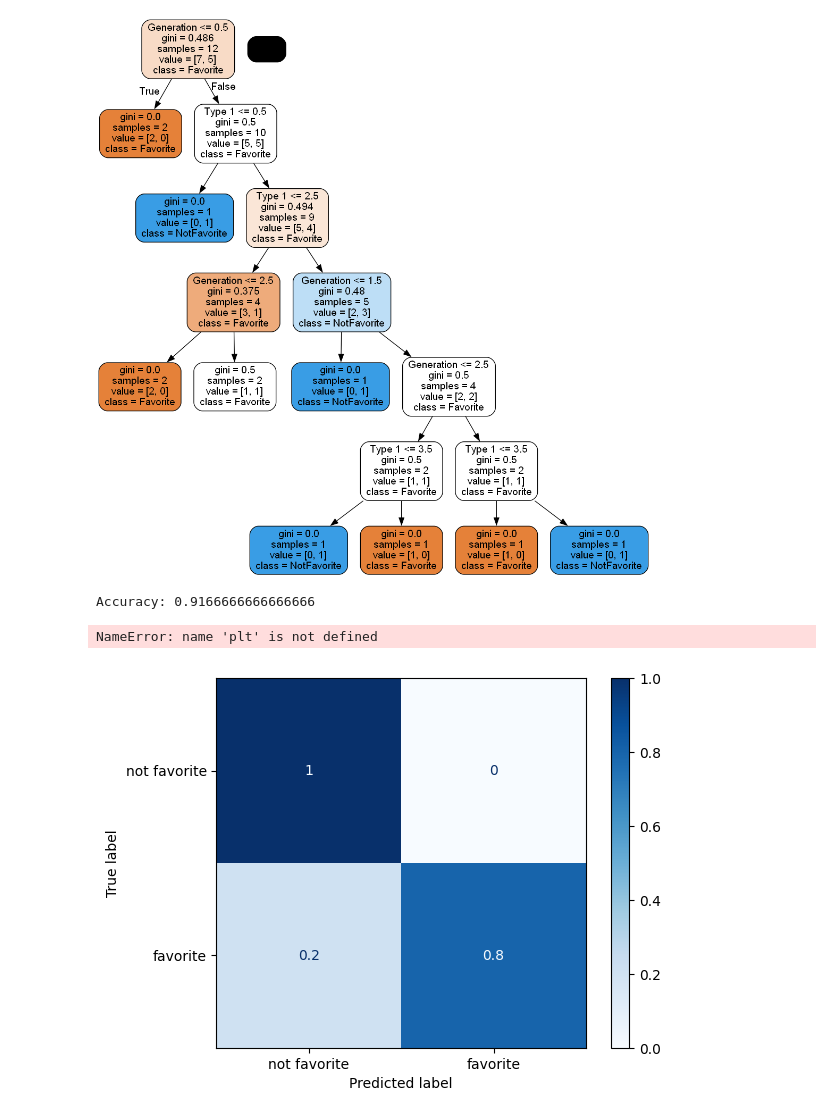
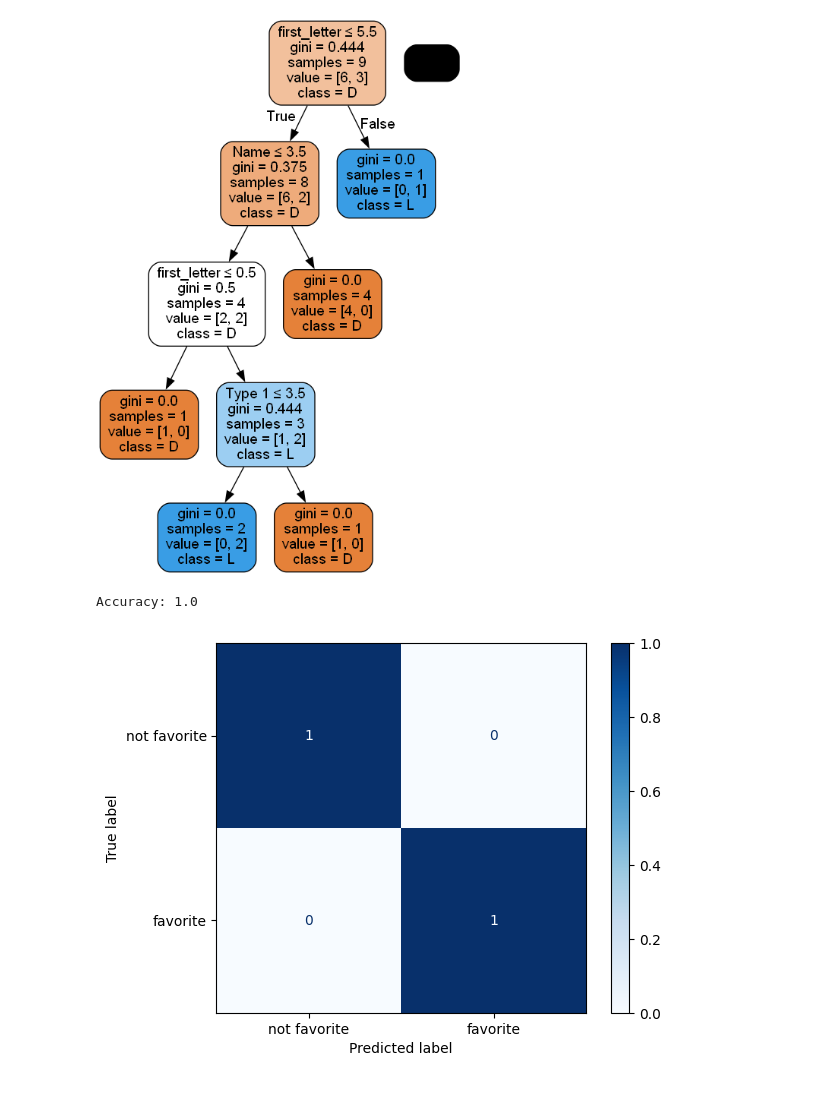
Before and after one commit to TheoTime01/Project_DataMining, a Jupyter notebook: train.ipynb, the cells around one changed output. Drawn from its saved outputs; the diff is of its cells as text; code cells hidden in the pictures.

```diff
--- a/train.ipynb
+++ b/train.ipynb
@@ -24,39 +25,44 @@ le3 = LabelEncoder()
 le4 = LabelEncoder()
 le5 = LabelEncoder()
 le6 = LabelEncoder()
+le7 = LabelEncoder()
+le8 = LabelEncoder()
 # %%
 # creating dataframes
-for i in range(0, len(user)):
+for i in user:
     data = user[str(i)]["data"]
     result = user[str(i)]["result"]
-    dataframe = pd.DataFrame(data, columns=["Type 1", "Type 2", "Generation", "color", "legendary"])
+    dataframe = pd.DataFrame(data, columns=["Name","Type 1", "Type 2", "Generation","legendary", "color","first_letter"])
     resultframe = pd.DataFrame(result, columns=["favorite"])
 
     # generating numerical labels
-    dataframe["Type 1"] = le1.fit_transform(dataframe["Type 1"])
-    dataframe["Type 2"] = le2.fit_transform(dataframe["Type 2"])
-    dataframe["color"] = le3.fit_transform(dataframe["color"])
+    dataframe["Name"] = le1.fit_transform(dataframe["Name"])
+    dataframe["Type 1"] = le2.fit_transform(dataframe["Type 1"])
+    dataframe["Type 2"] = le3.fit_transform(dataframe["Type 2"])
     dataframe["Generation"] = le4.fit_transform(dataframe["Generation"])
     dataframe["legendary"] = le5.fit_transform(dataframe["legendary"])
-    resultframe["favorite"] = le6.fit_transform(resultframe["favorite"])
+    dataframe["color"] = le6.fit_transform(dataframe["color"])
+    dataframe["first_letter"] = le7.fit_transform(dataframe["first_letter"])
+    resultframe["favorite"] = le8.fit_transform(resultframe["favorite"])
     # Use of decision tree classifiers
     dtc = dtc.fit(dataframe.values, resultframe)
 # %%
 dot_data = tree.export_graphviz(
     dtc,
     out_file=None,
     feature_names=dataframe.columns,
     filled=True,
     rounded=True,
-    class_names=le6.inverse_transform(resultframe.favorite.unique()),
+    class_names=le7.inverse_transform(resultframe.favorite.unique()),
+    special_characters=True,
 )
 graph = graphviz.Source(dot_data)
 
 pydot_graph = pydotplus.graph_from_dot_data(dot_data)
 img = Image(pydot_graph.create_png())
 display(img)
 # %% [output]
-[figure, old version]
+[figure, new version]
 # %%
 # Enregistrement du modèle dans un fichier
 with open('prediction_model.pkl', 'wb') as f:
@@ -64,7 +70,7 @@ with open('prediction_model.pkl', 'wb') as f:
 # %%
 print("Accuracy:",metrics.accuracy_score(resultframe, dtc.predict(dataframe)))
 # %% [output]
-Accuracy: 0.9166666666666666
+Accuracy: 1.0
 # %%
 # creating predictions
 y_pred = dtc.predict(dataframe)
@@ -77,5 +83,4 @@ disp = ConfusionMatrixDisplay(confusion_matrix=cm, display_labels=['not favorite
 disp.plot(cmap='Blues')
 plt.show()
 # %% [output]
-NameError: name 'plt' is not defined
-[figure, old version]
+[figure, new version]
```
Also changed, not shown: parts of 1 cell of this notebook, 5 other files.
